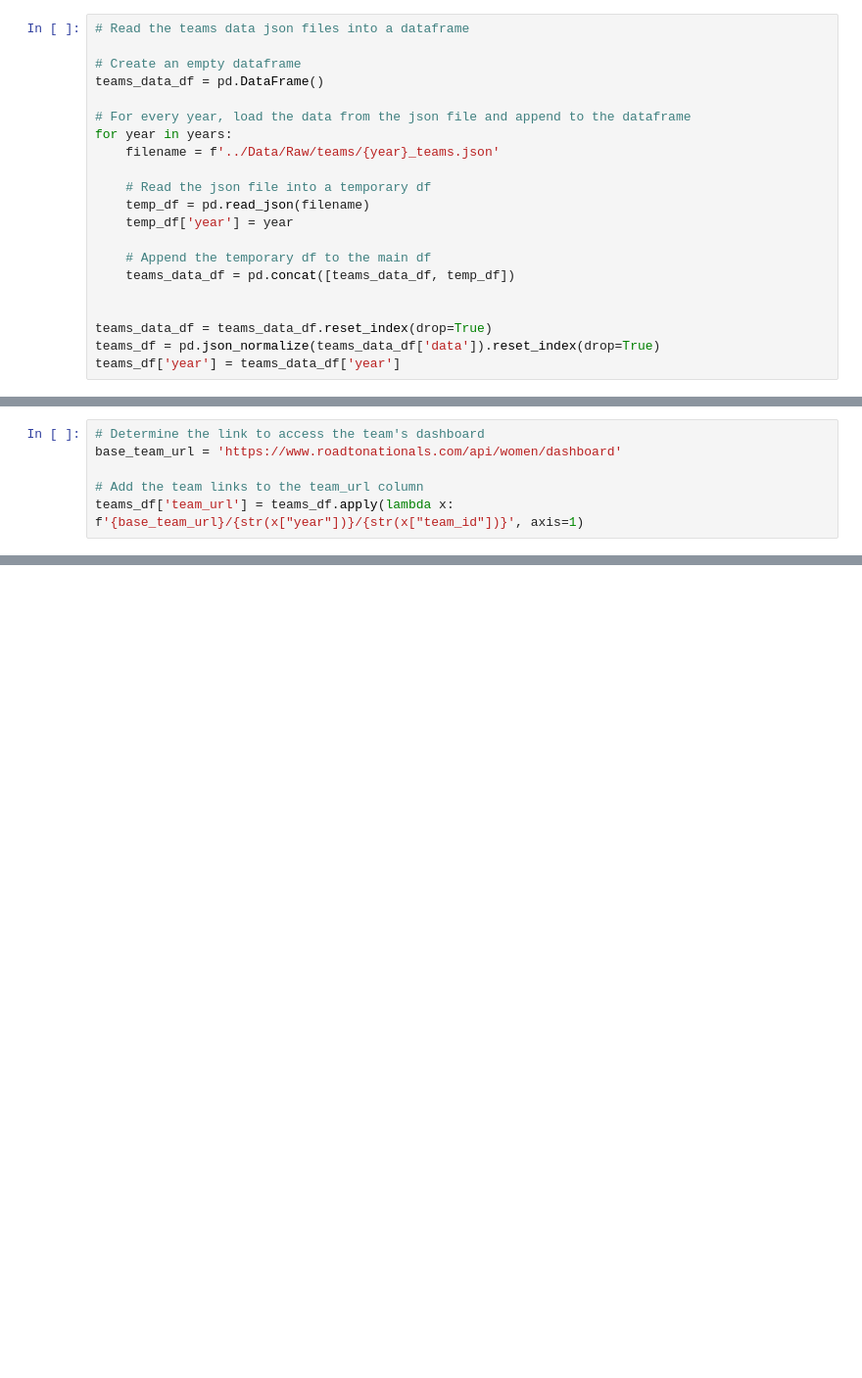
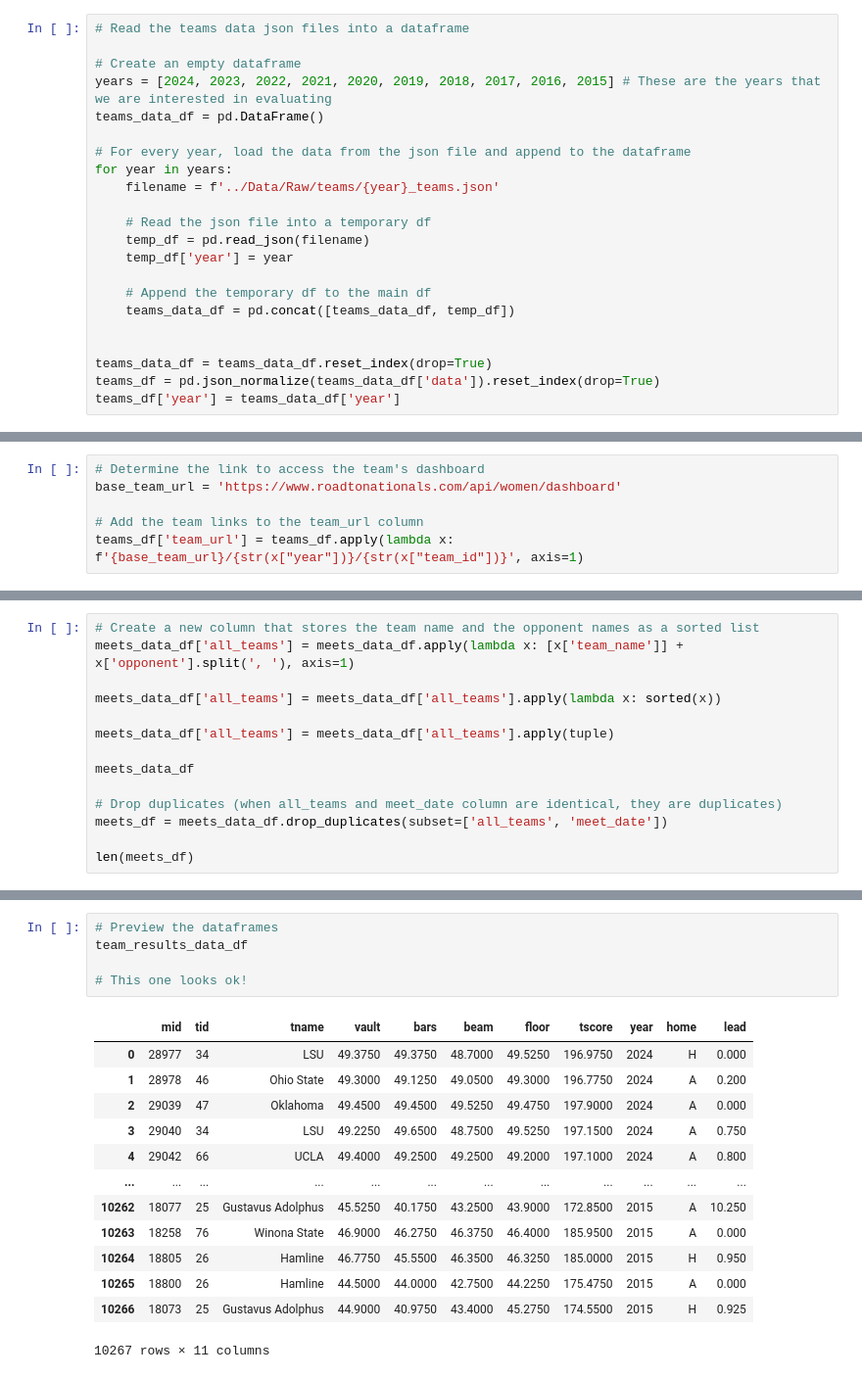
Before and after one commit to LSE-ME204/me204-2024-project-jesatuts2, a Jupyter notebook: Notebooks/NB02-Build-Database.ipynb, the cells around one changed output, grey strips where cells are left out. Shown at 98% size. Cells and saved outputs as stored; diff of their text form; blank space fills up the shorter version.

```diff
--- a/Notebooks/NB02-Build-Database.ipynb
+++ b/Notebooks/NB02-Build-Database.ipynb
@@ -80,6 +19,7 @@ ImportError: numpy.core.multiarray failed to import
 # Read the teams data json files into a dataframe
 
 # Create an empty dataframe
+years = [2024, 2023, 2022, 2021, 2020, 2019, 2018, 2017, 2016, 2015] # These are the years that we are interested in evaluating
 teams_data_df = pd.DataFrame()
 
 # For every year, load the data from the json file and append to the dataframe
@@ -116,0 +140,14 @@ teams_df.head()
+# %%
+# Create a new column that stores the team name and the opponent names as a sorted list
+meets_data_df['all_teams'] = meets_data_df.apply(lambda x: [x['team_name']] + x['opponent'].split(', '), axis=1)
+
+meets_data_df['all_teams'] = meets_data_df['all_teams'].apply(lambda x: sorted(x))
+
+meets_data_df['all_teams'] = meets_data_df['all_teams'].apply(tuple)
+
+meets_data_df
+
+# Drop duplicates (when all_teams and meet_date column are identical, they are duplicates)
+meets_df = meets_data_df.drop_duplicates(subset=['all_teams', 'meet_date'])
+
+len(meets_df)
@@ -116,0 +224,19 @@ teams_df.head()
+# %%
+# Preview the dataframes
+team_results_data_df
+
+# This one looks ok!
+# %% [output]
+|  | mid | tid | tname | vault | bars | beam | floor | tscore | year | home | lead |
+| 0 | 28977 | 34 | LSU | 49.3750 | 49.3750 | 48.7000 | 49.5250 | 196.9750 | 2024 | H | 0.000 |
+| 1 | 28978 | 46 | Ohio State | 49.3000 | 49.1250 | 49.0500 | 49.3000 | 196.7750 | 2024 | A | 0.200 |
+| 2 | 29039 | 47 | Oklahoma | 49.4500 | 49.4500 | 49.5250 | 49.4750 | 197.9000 | 2024 | A | 0.000 |
+| 3 | 29040 | 34 | LSU | 49.2250 | 49.6500 | 48.7500 | 49.5250 | 197.1500 | 2024 | A | 0.750 |
+| 4 | 29042 | 66 | UCLA | 49.4000 | 49.2500 | 49.2500 | 49.2000 | 197.1000 | 2024 | A | 0.800 |
+| ... | ... | ... | ... | ... | ... | ... | ... | ... | ... | ... | ... |
+| 10262 | 18077 | 25 | Gustavus Adolphus | 45.5250 | 40.1750 | 43.2500 | 43.9000 | 172.8500 | 2015 | A | 10.250 |
+| 10263 | 18258 | 76 | Winona State | 46.9000 | 46.2750 | 46.3750 | 46.4000 | 185.9500 | 2015 | A | 0.000 |
+| 10264 | 18805 | 26 | Hamline | 46.7750 | 45.5500 | 46.3500 | 46.3250 | 185.0000 | 2015 | H | 0.950 |
+| 10265 | 18800 | 26 | Hamline | 44.5000 | 44.0000 | 42.7500 | 44.2250 | 175.4750 | 2015 | A | 0.000 |
+| 10266 | 18073 | 25 | Gustavus Adolphus | 44.9000 | 40.9750 | 43.4000 | 45.2750 | 174.5500 | 2015 | H | 0.925 |
+10267 rows × 11 columns
```
Also changed, not shown: parts of 15 cells of this notebook.
